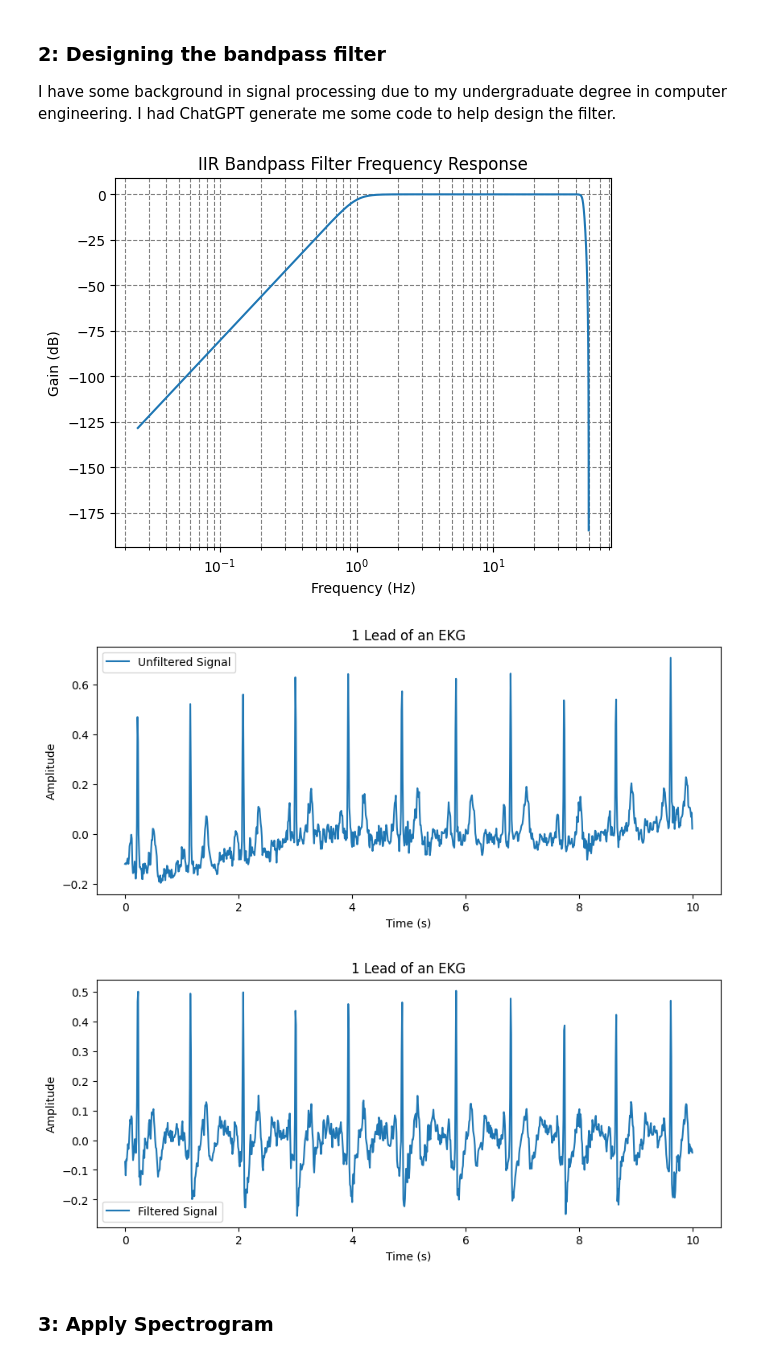
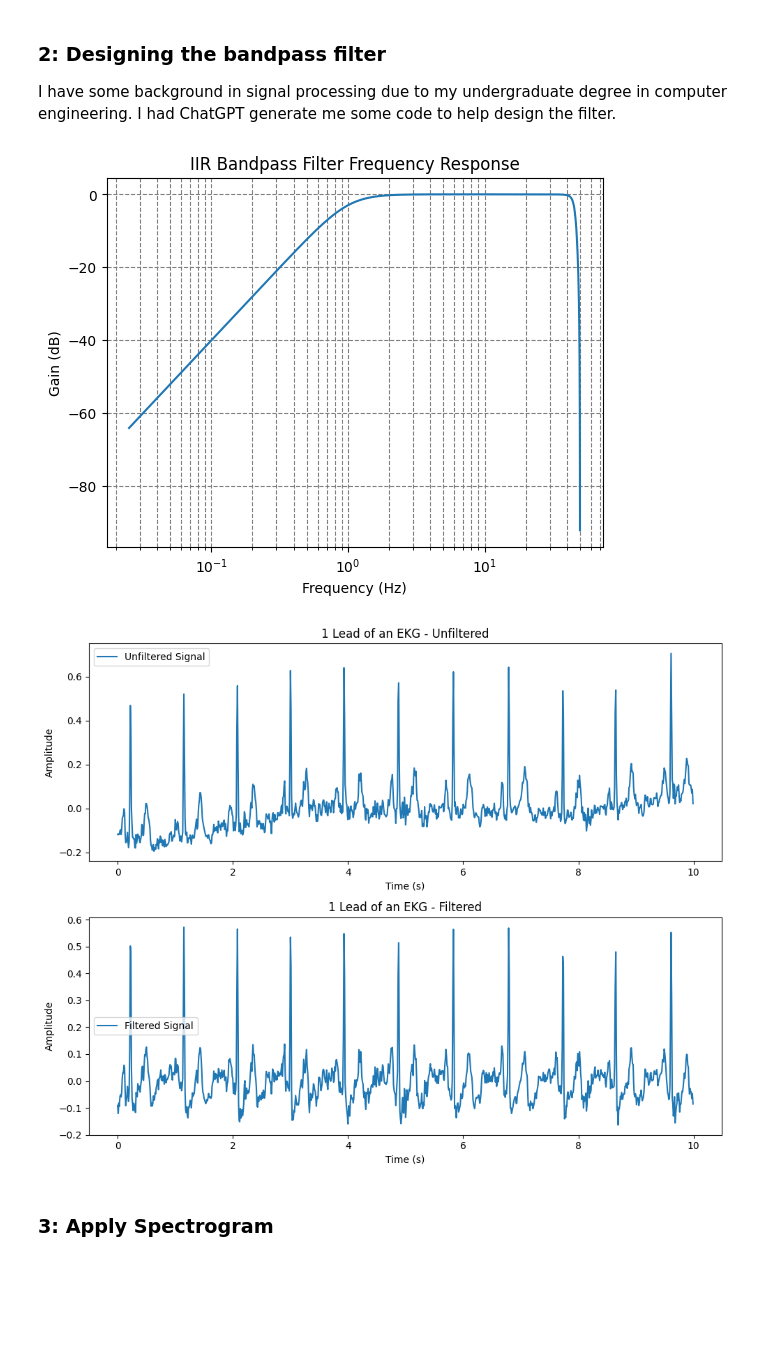
Before and after one commit to r-butl/Heart-Abnormality-Classification, a Jupyter notebook: data_creation_evaluation/feature_exploration.ipynb, the cells around one changed output. Cells and saved outputs as stored; diff of their text form; code cells hidden in the pictures; blank space fills up the shorter version.

```diff
--- a/data_creation_evaluation/feature_exploration.ipynb
+++ b/data_creation_evaluation/feature_exploration.ipynb
@@ -61,7 +51,7 @@ I have some background in signal processing due to my undergraduate degree in co
 lowcut = 1.0          # Lower cutoff frequency (Hz)
 highcut = 45.0        # Upper cutoff frequency (Hz)
 fs = 100.0            # Sampling frequency (Hz)
-order = 4             # Filter order (higher = steeper rolloff)
+order = 2             # Filter order (higher = steeper rolloff)
 
 # Define the IIR bandpass filter
 def design_iir_bandpass(lowcut, highcut, fs, order=4):
@@ -79,43 +69,46 @@ w, h = sosfreqz(sos, worN=2000, fs=fs)
 plt.semilogx(w, 20 * np.log10(abs(h)))
 plt.title('IIR Bandpass Filter Frequency Response')
 plt.xlabel('Frequency (Hz)')
 plt.ylabel('Gain (dB)')
 plt.grid(which='both', linestyle='--', color='gray')
 plt.show()
 
 # Apply the filter to a signal (example)
 def apply_filter(signal, sos):
     return sosfilt(sos, signal)
 
 seconds = 10.0
 t = np.linspace(0, seconds, int(fs * seconds), endpoint=False)  # 1 second of data
 data, labels = load_batch(dataset.iloc[:1], path='/home/lrbutler/Desktop/ptb-xl/')
 data = data[0][0][:int(fs * seconds)]
 filtered_signal = apply_filter(data, sos)
 
 # Plot original vs. filtered signal
 # plt.plot(t, data, label="Original Signal")
-plt.figure(figsize=(10,4))
+
+plt.figure(figsize=(10, 8))
+
+# First subplot (unfiltered signal)
+plt.subplot(2, 1, 1)  # 2 rows, 1 column, 1st plot
 plt.plot(t, data, label="Unfiltered Signal")
 plt.xlabel('Time (s)')
 plt.ylabel('Amplitude')
-plt.title('1 Lead of an EKG')
-plt.autoscale
+plt.title('1 Lead of an EKG - Unfiltered')
 plt.legend()
-plt.show()
 
-plt.figure(figsize=(10,4))
+# Second subplot (filtered signal)
+plt.subplot(2, 1, 2)  # 2 rows, 1 column, 2nd plot
 plt.plot(t, filtered_signal, label="Filtered Signal")
 plt.xlabel('Time (s)')
 plt.ylabel('Amplitude')
-plt.title('1 Lead of an EKG')
-plt.autoscale
+plt.title('1 Lead of an EKG - Filtered')
 plt.legend()
+
+plt.tight_layout()  # Adjust layout to prevent overlap
 plt.show()
 # %% [output]
-[figure, old version]
+[figure, new version]
-[figure, old version]
+[figure, new version]
-[figure, removed]
 # %% [markdown]
 ### 3: Apply Spectrogram
 # %%
```
Also changed, not shown: parts of 3 cells of this notebook, 5 other files.
